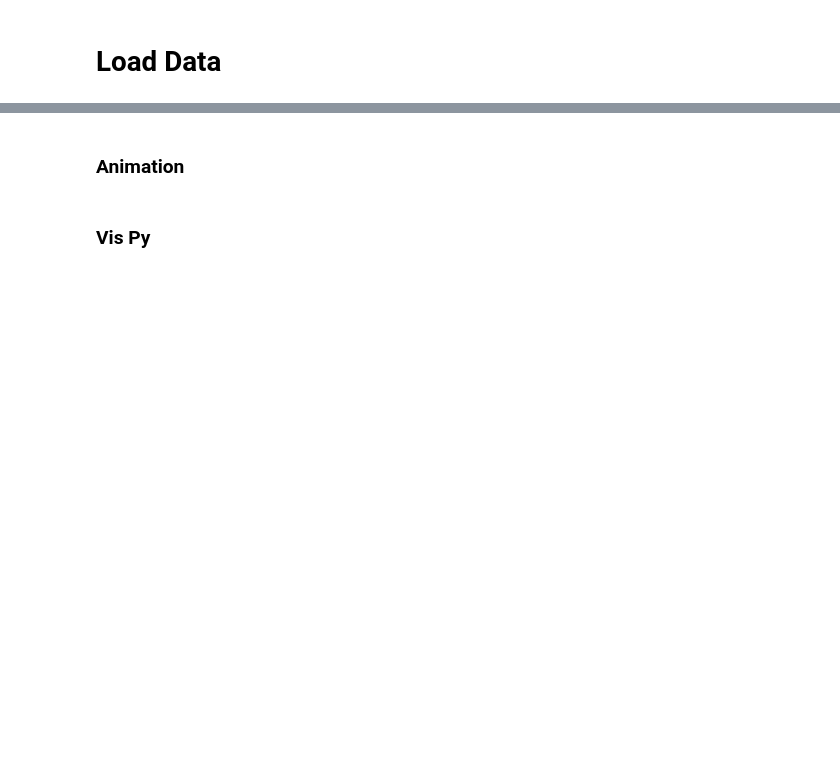
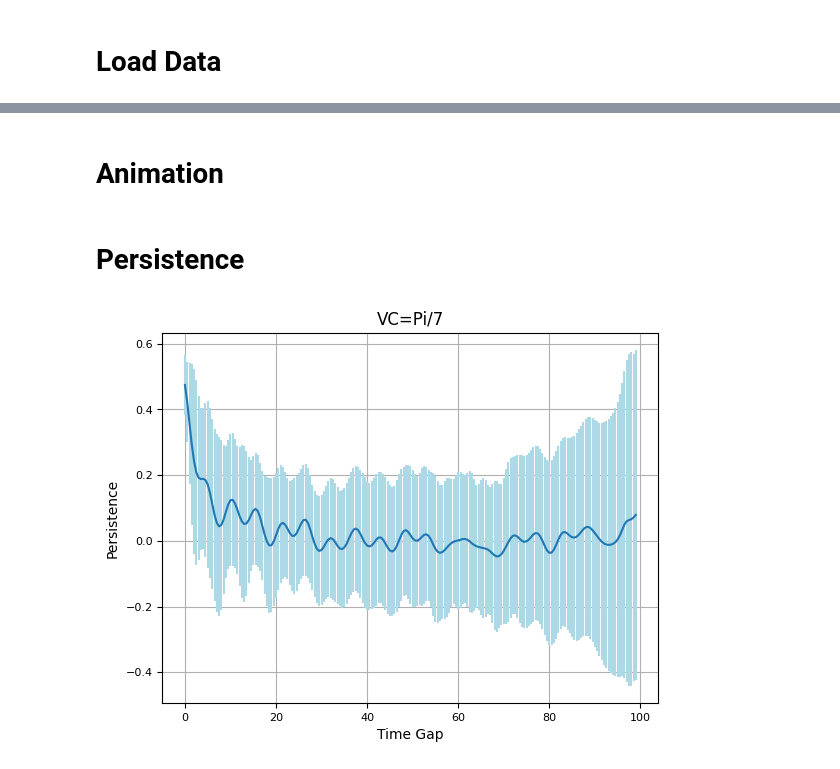
Before and after one commit to hawexrutile/Fluid-Simulations, a Jupyter notebook: Animation.ipynb, the cells around one changed output, grey strips where cells are left out. Cells and saved outputs as stored; diff of their text form; code cells hidden in the pictures; blank space fills up the shorter version.

```diff
--- a/Animation.ipynb
+++ b/Animation.ipynb
@@ -120,5 +165,5 @@ FinalSysImagePlotter()
 # %% [markdown]
-### Animation
+# Animation
 # %%
 # Create a figure and axis for the animation
 fig, ax = plt.subplots()
@@ -152,5 +194,3 @@ animation = FuncAnimation(fig, update, frames=len(particle_positions), interval=
 # animation.save('particle_animation.gif', writer='pillow')  # For GIF
 # Save the animation as a video
 animation.save('particle_animation.mp4', writer='ffmpeg')  # For MP4
-# %% [markdown]
-### Vis Py
@@ -195,0 +197,69 @@ if __name__ == '__main__':
+# %% [markdown]
+# Persistence
+# %%
+def persistence():
+
+    # Create an empty list to store the persistence list of each particle at each gap to take average later
+    persistencePerParticle = [[0.0] * int(math.floor(len(data) - 1.0)) for i in range(numParticles)]
+
+    # Create a for loop running through each particle
+    for i in range(numParticles):
+        # Create an empty list to store the persistence values of each gap
+        persistencePerGap = [0.0] * math.floor(len(data) -1.0)
+
+        # Create a for loop running through half the size of the number of timesteps; here j will be called "gap"
+        for j in range(math.floor(len(data) -1.0)):
+            for k in range(len(data) - j - 1):
+                # For each k calculate (cos(data[k][i][4])*cos(data[k+j+1][i][4]))/(cos(data[k][i][4]*cos(data[k][i][4]) and add it to the list
+                # cos function is being called with an argument of type float which is a double in C++
+                persistencePerGap[j] += (math.cos(float(data[k][i][4])) * math.cos(float(data[k+j+1][i][4]))) # /(math.cos(float(data[0][i][4])) * math.cos(float(data[0][i][4])))
+
+            # Take the average of the list and store it in the list
+            persistencePerGap[j] /= (len(data) - j - 1)
+
+        # Add the list to the list of lists
+        persistencePerParticle[i] = persistencePerGap
+
+    # Create a list which stores the average persistence of each particle at a given gap
+    averagePersistencePerGap = [0.0] * math.floor(len(data) -1.0)
+    # Create a list to store the standard deviation of persistence values at each gap
+    stdPersistencePerGap = [0.0] * math.floor(len(data) -1.0)
+
+    # Create a for loop running through half the size of the number of timesteps; here j will be called "gap"
+    for j in range(math.floor(len(data)-1.0)):
+        # Create a list to store the persistence values of each particle at a given gap
+        persistenceValues = []
+
+        # Create a for loop running through each particle
+        for i in range(numParticles):
+            # Add the persistence of each particle at a given gap to the list
+            persistenceValues.append(persistencePerParticle[i][j])
+
+        # Calculate the mean and standard deviation of the persistence values
+        meanPersistence = np.mean(persistenceValues)
+        stdPersistence = np.std(persistenceValues)
+
+        # Store the mean and standard deviation in the respective lists
+        averagePersistencePerGap[j] = meanPersistence
+        stdPersistencePerGap[j] = stdPersistence
+
+
+
+# Plot persistence.dat using matplotlib with x axis as i*dataCompression*timestep and y axis as averagePersistencePerGap[i]
+    plt.errorbar([i*dataCompression*timestep for i in range(math.floor(len(data)-1.0))], averagePersistencePerGap, yerr=stdPersistencePerGap, ecolor = 'lightblue', capsize=0)
+    #plt.plot([i*dataCompression*timestep for i in range(math.floor(len(data)-1.0))],persistencePerParticle[5])
+    #reduce font size of x axis and y axis
+
+    plt.xticks(fontsize=8)
+    plt.yticks(fontsize=8)
+
+    plt.grid()
+    plt.xlabel("Time Gap")
+    plt.ylabel("Persistence")
+    plt.title("VC=" + theta)
+
+    plt.savefig("persistence.png")
+
+persistence()
+# %% [output]
+[figure, added]
```
Also changed, not shown: parts of 16 cells of this notebook.
